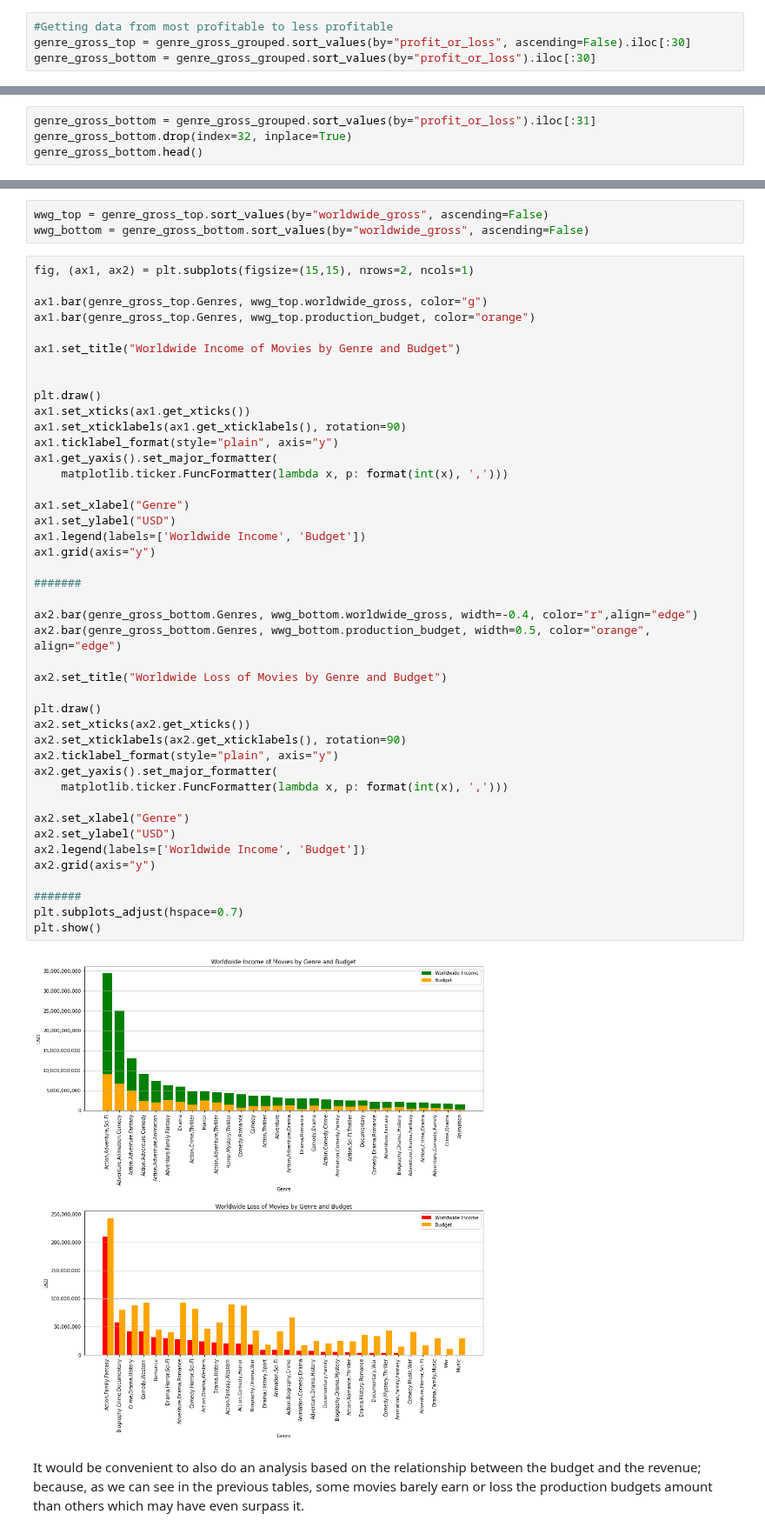
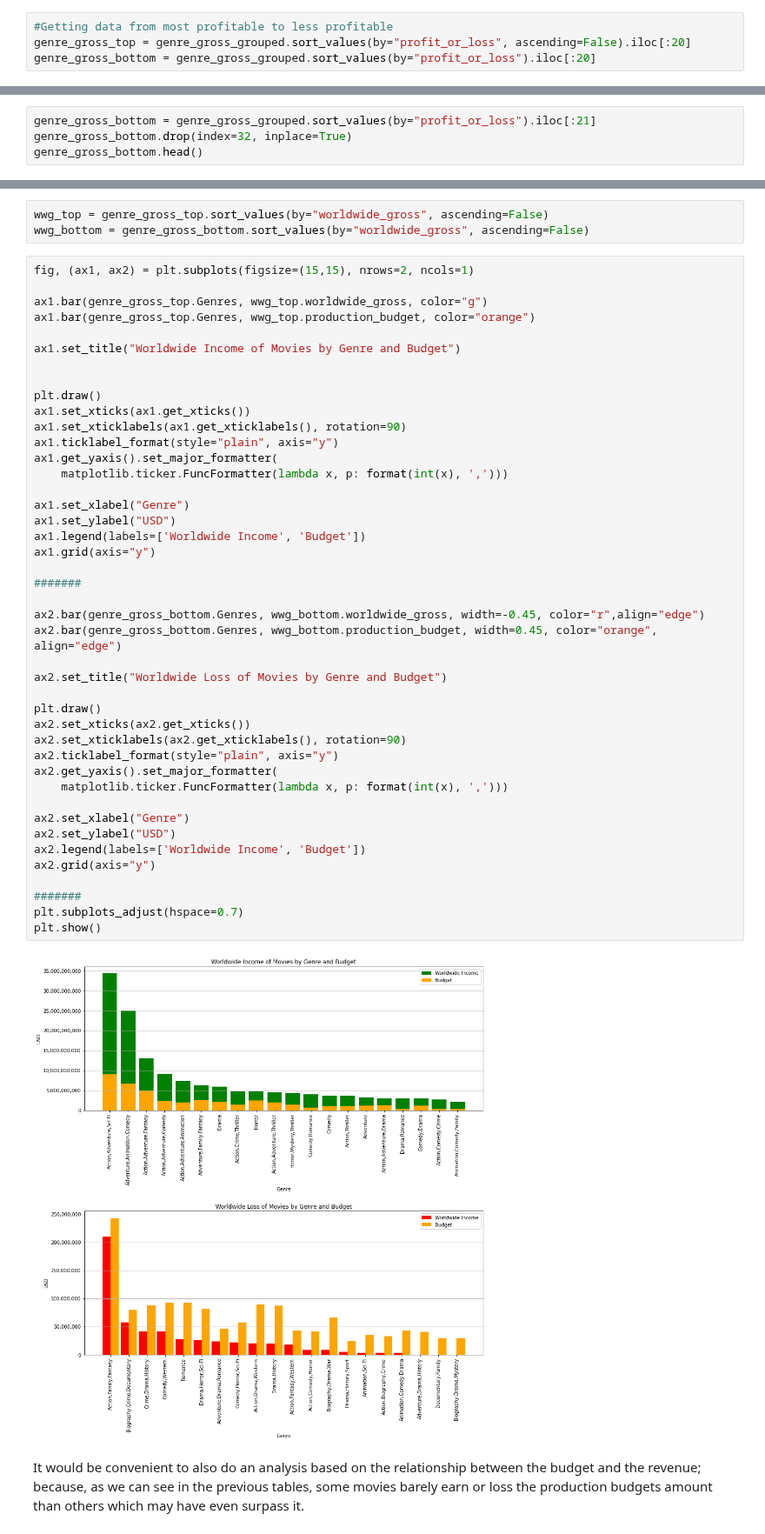
Before and after one commit to QuinnGrigsby/Capstone_Git-ing_it_done_MovieInformation, a Jupyter notebook: Data Understanding.ipynb, the cells around one changed output, grey strips where cells are left out. Shown at 87% size. Saved outputs shown, nothing was run; the diff lists cells and outputs as text.

```diff
--- a/Data Understanding.ipynb
+++ b/Data Understanding.ipynb
@@ -425,7 +425,7 @@ And we take a sample of the population. In this case, we are going with 30 sampl
 # %%
 #Getting data from most profitable to less profitable
-genre_gross_top = genre_gross_grouped.sort_values(by="profit_or_loss", ascending=False).iloc[:30]
-genre_gross_bottom = genre_gross_grouped.sort_values(by="profit_or_loss").iloc[:30]
+genre_gross_top = genre_gross_grouped.sort_values(by="profit_or_loss", ascending=False).iloc[:20]
+genre_gross_bottom = genre_gross_grouped.sort_values(by="profit_or_loss").iloc[:20]
 # %%
 genre_gross_top.head()
 # %% [output]
@@ -447,7 +447,7 @@ genre_gross_bottom.head()
 # %% [markdown]
 We can see, even after cleaning up, that we have ended up with a not very significant result, where when having a big budget, the total gross income is zero, and the genre had no revenue either domesticly or internationally. This surely cannot be a real case, and must have happened something when merging. So we will delete this row and add a new one so we still have the same amount of data.
 # %%
-genre_gross_bottom = genre_gross_grouped.sort_values(by="profit_or_loss").iloc[:31]
+genre_gross_bottom = genre_gross_grouped.sort_values(by="profit_or_loss").iloc[:21]
 genre_gross_bottom.drop(index=32, inplace=True)
 genre_gross_bottom.head()
 # %% [output]
@@ -519,36 +519,36 @@ ax1.set_xticklabels(ax1.get_xticklabels(), rotation=90)
 ax1.ticklabel_format(style="plain", axis="y")
 ax1.get_yaxis().set_major_formatter(
     matplotlib.ticker.FuncFormatter(lambda x, p: format(int(x), ',')))
 
 ax1.set_xlabel("Genre")
 ax1.set_ylabel("USD")
 ax1.legend(labels=['Worldwide Income', 'Budget'])
 ax1.grid(axis="y")
 
 #######
 
-ax2.bar(genre_gross_bottom.Genres, wwg_bottom.worldwide_gross, width=-0.4, color="r",align="edge")
-ax2.bar(genre_gross_bottom.Genres, wwg_bottom.production_budget, width=0.5, color="orange", align="edge")
+ax2.bar(genre_gross_bottom.Genres, wwg_bottom.worldwide_gross, width=-0.45, color="r",align="edge")
+ax2.bar(genre_gross_bottom.Genres, wwg_bottom.production_budget, width=0.45, color="orange", align="edge")
 
 ax2.set_title("Worldwide Loss of Movies by Genre and Budget")
 
 plt.draw()
 ax2.set_xticks(ax2.get_xticks())
 ax2.set_xticklabels(ax2.get_xticklabels(), rotation=90)
 ax2.ticklabel_format(style="plain", axis="y")
 ax2.get_yaxis().set_major_formatter(
     matplotlib.ticker.FuncFormatter(lambda x, p: format(int(x), ',')))
 
 ax2.set_xlabel("Genre")
 ax2.set_ylabel("USD")
 ax2.legend(labels=['Worldwide Income', 'Budget'])
 ax2.grid(axis="y")
 
 #######
 plt.subplots_adjust(hspace=0.7)
 plt.show()
 # %% [output]
-[figure, old version]
+[figure, new version]
 # %% [markdown]
 It would be convenient to also do an analysis based on the relationship between the budget and the revenue; because, as we can see in the previous tables, some movies barely earn or loss the production budgets amount than others which may have even surpass it.
 # %%
```
Also changed, not shown: parts of 3 cells of this notebook.
